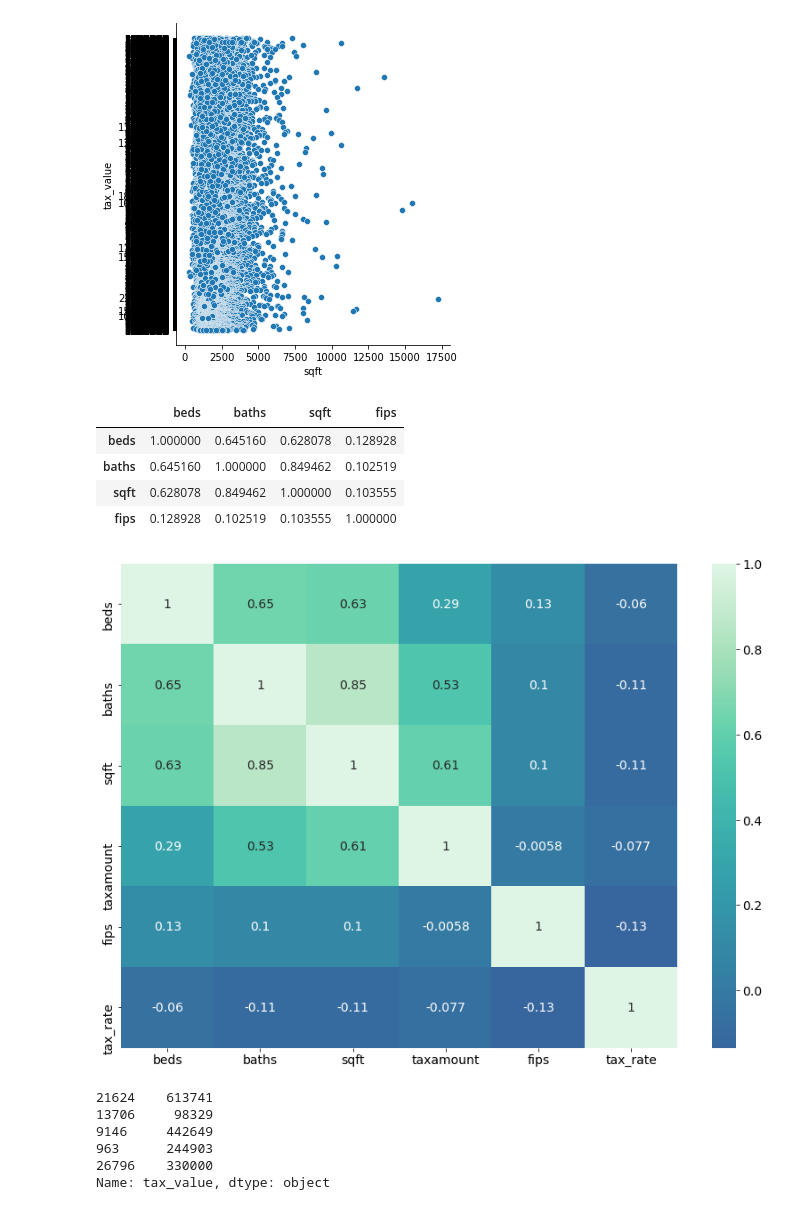
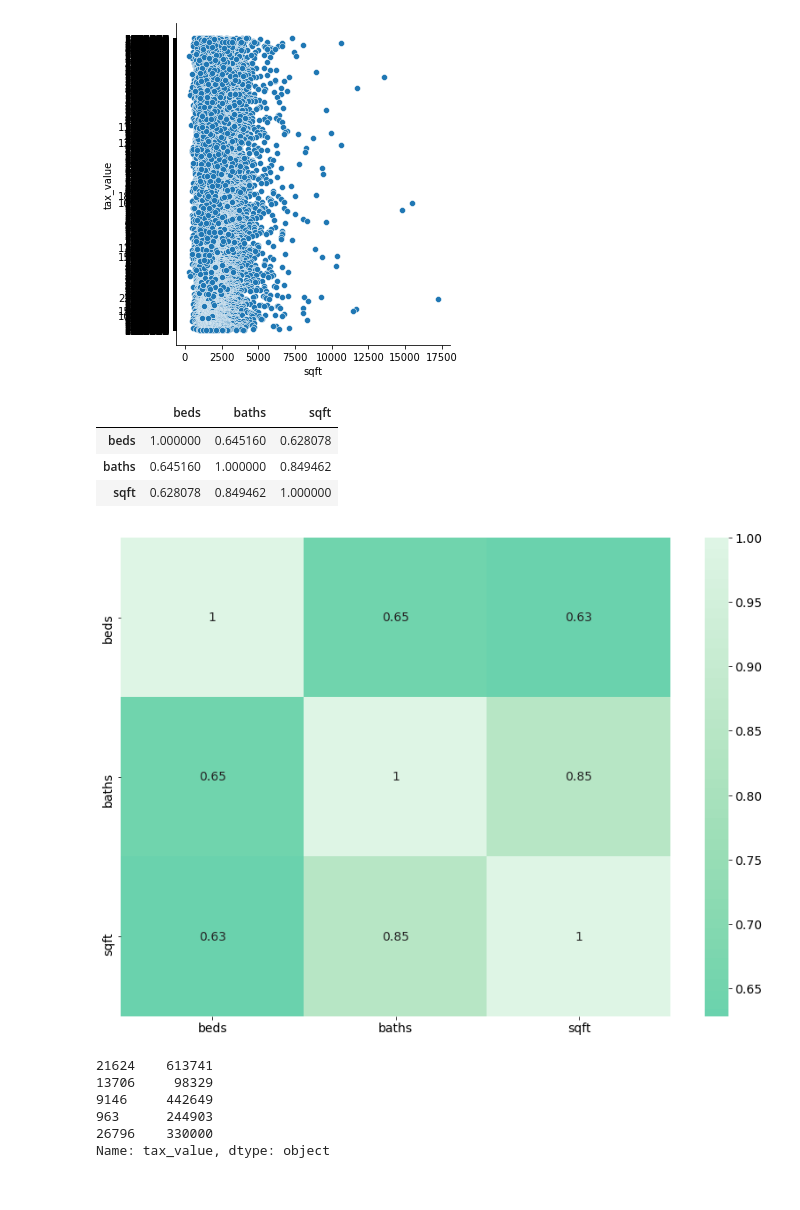
Before and after one commit to SLawsonWoods/zillow_project, a Jupyter notebook: zillow_final_notebook.ipynb, the cells around one changed output. Saved outputs shown, nothing was run; the diff lists cells and outputs as text; code cells hidden in the pictures.

```diff
--- a/zillow_final_notebook.ipynb
+++ b/zillow_final_notebook.ipynb
@@ -705,21 +705,22 @@ sns.relplot(x="sqft", y="tax_value", data=train)
 plt.show()
 # %% [output]
 [figure]
+# %%
+train2 = train2.drop(columns='fips')
 # %%
 # create a correlation table
 train2.corr()
 # %% [output]
-|  | beds | baths | sqft | fips |
-| beds | 1.000000 | 0.645160 | 0.628078 | 0.128928 |
-| baths | 0.645160 | 1.000000 | 0.849462 | 0.102519 |
-| sqft | 0.628078 | 0.849462 | 1.000000 | 0.103555 |
-| fips | 0.128928 | 0.102519 | 0.103555 | 1.000000 |
+|  | beds | baths | sqft |
+| beds | 1.000000 | 0.645160 | 0.628078 |
+| baths | 0.645160 | 1.000000 | 0.849462 |
+| sqft | 0.628078 | 0.849462 | 1.000000 |
 # %%
 plt.rc('font', size=14)
 plt.rc('figure', figsize=(14, 10))
-sns.heatmap(train.corr(), cmap='mako', center=0, annot=True)
+sns.heatmap(train2.corr(), cmap='mako', center=0, annot=True)
 plt.show()
 # %% [output]
-[figure, old version]
+[figure, new version]
 # %%
 # the heatmap shows me there is strong correlation between baths and sqft
```
Also changed, not shown: parts of 59 cells of this notebook.
